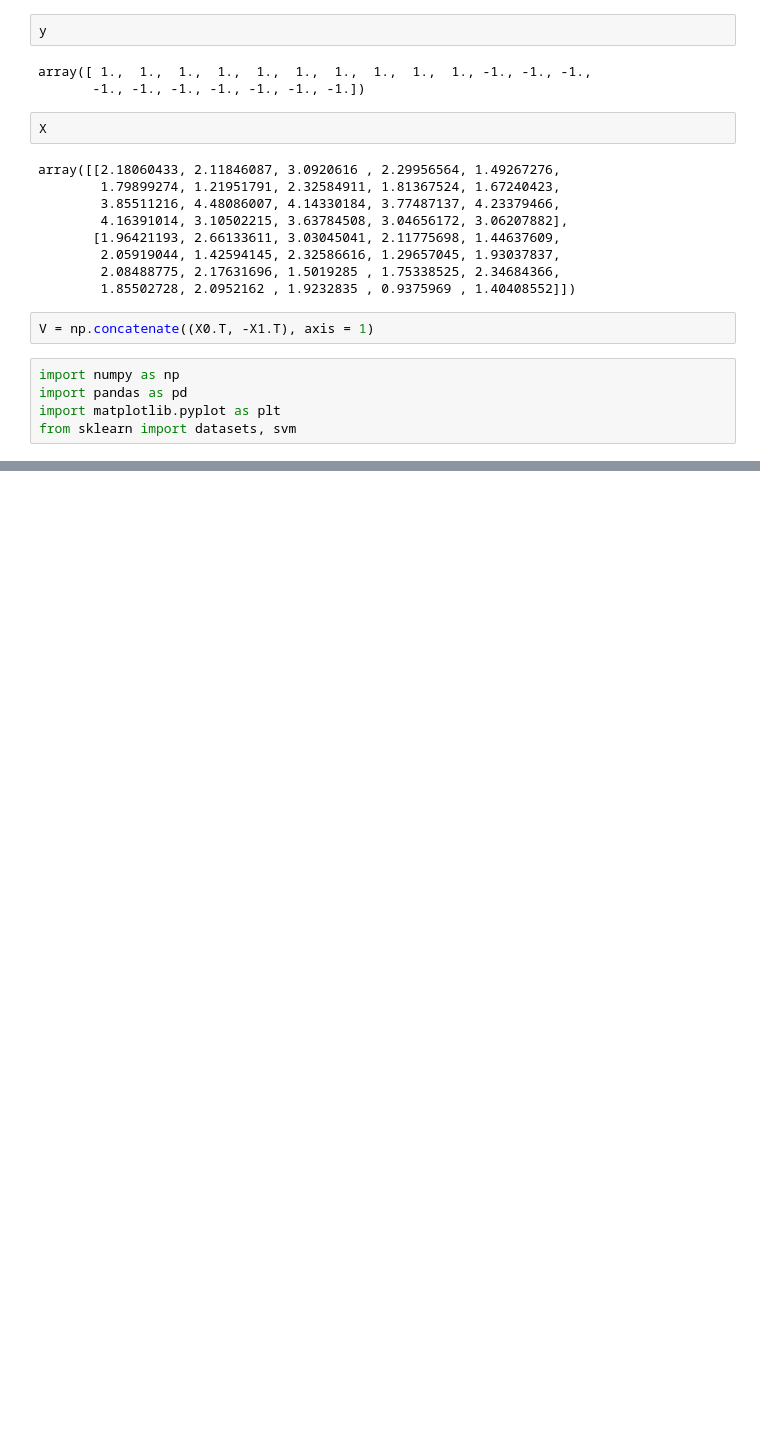
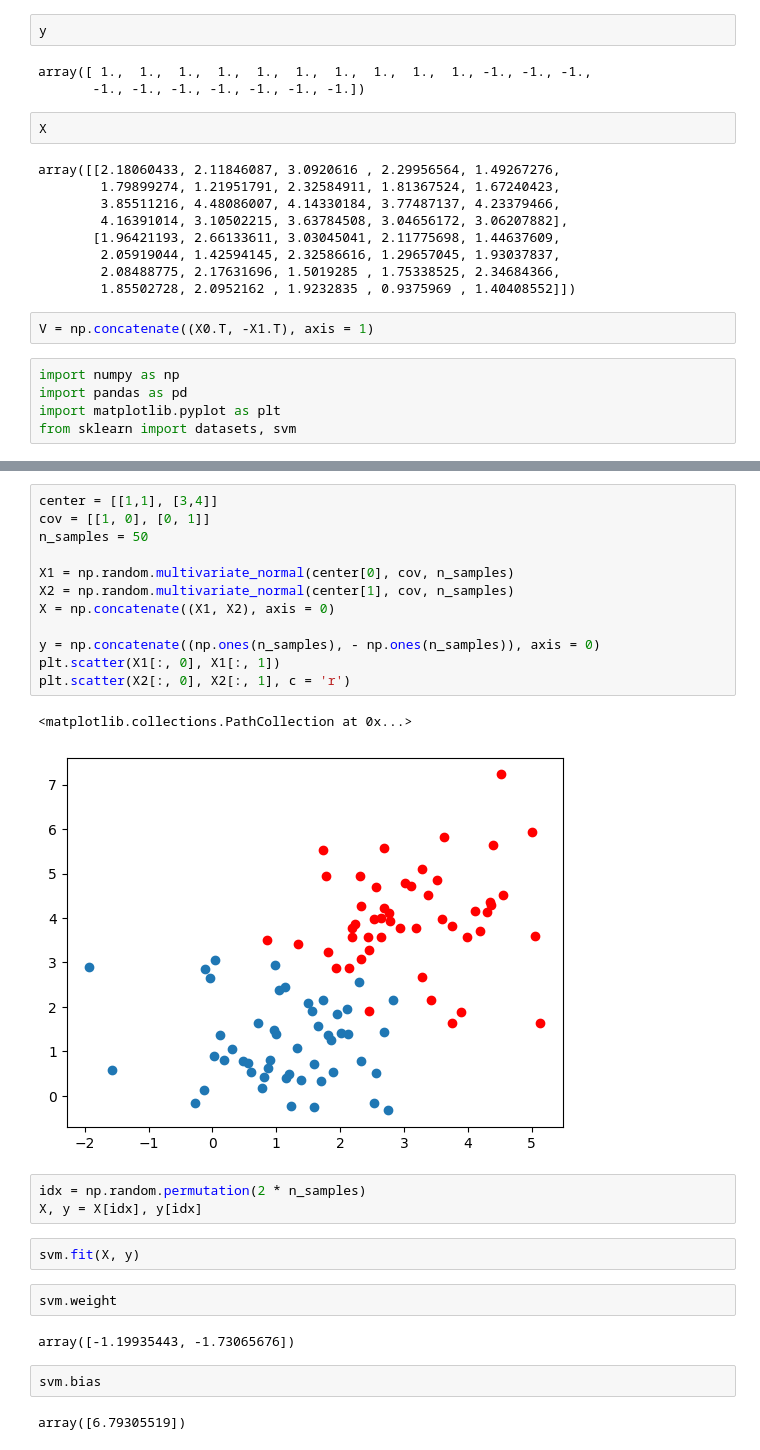
Before and after one commit to nguynlb/DataScience, a Jupyter notebook: MachineLearning/SVM/SVM.ipynb, the cells around one changed output, grey strips where cells are left out. Cells and saved outputs as stored; diff of their text form; blank space fills up the shorter version.

```diff
--- a/MachineLearning/SVM/SVM.ipynb
+++ b/MachineLearning/SVM/SVM.ipynb
@@ -291,0 +386,28 @@ visualize_svm(X, y, clf, title = "123")
+# %%
+center = [[1,1], [3,4]]
+cov = [[1, 0], [0, 1]]
+n_samples = 50
+
+X1 = np.random.multivariate_normal(center[0], cov, n_samples)
+X2 = np.random.multivariate_normal(center[1], cov, n_samples)
+X = np.concatenate((X1, X2), axis = 0)
+
+y = np.concatenate((np.ones(n_samples), - np.ones(n_samples)), axis = 0)
+plt.scatter(X1[:, 0], X1[:, 1])
+plt.scatter(X2[:, 0], X2[:, 1], c = 'r')
+# %% [output]
+<matplotlib.collections.PathCollection at 0x...>
+[figure, added]
+# %%
+idx = np.random.permutation(2 * n_samples)
+X, y = X[idx], y[idx]
+# %%
+svm.fit(X, y)
+# %%
+svm.weight
+# %% [output]
+array([-1.19935443, -1.73065676])
+# %%
+svm.bias
+# %% [output]
+array([6.79305519])
```
Also changed, not shown: parts of 36 cells of this notebook, 1 other file.
